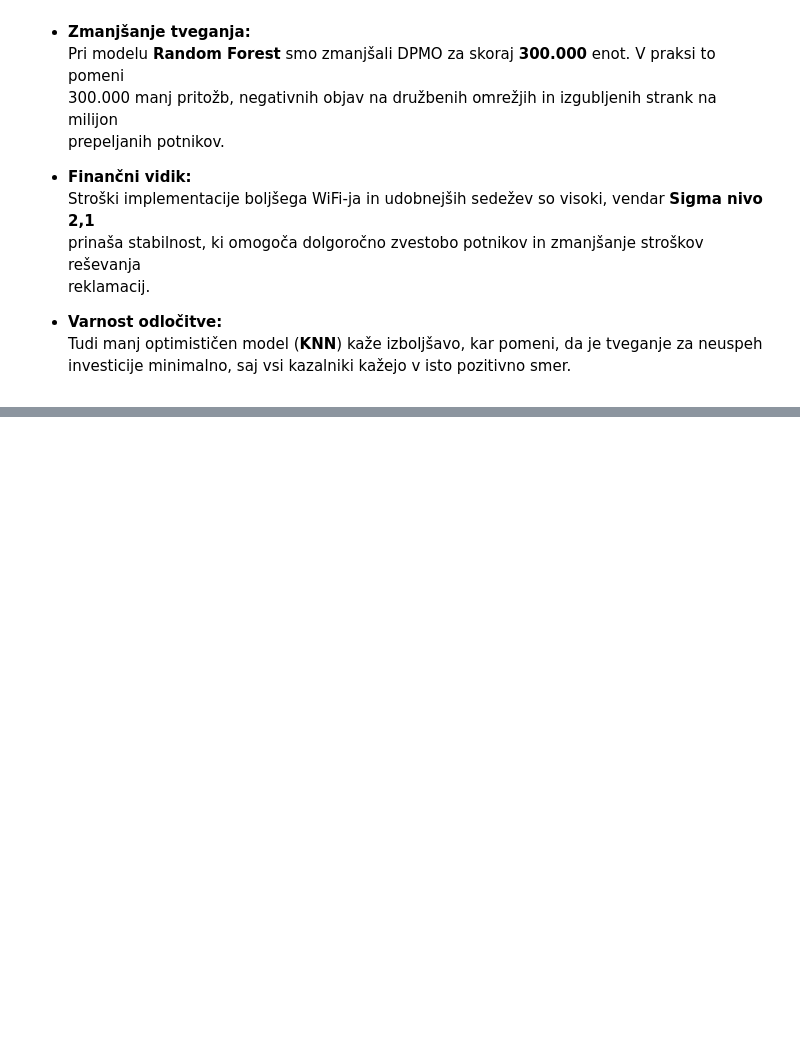
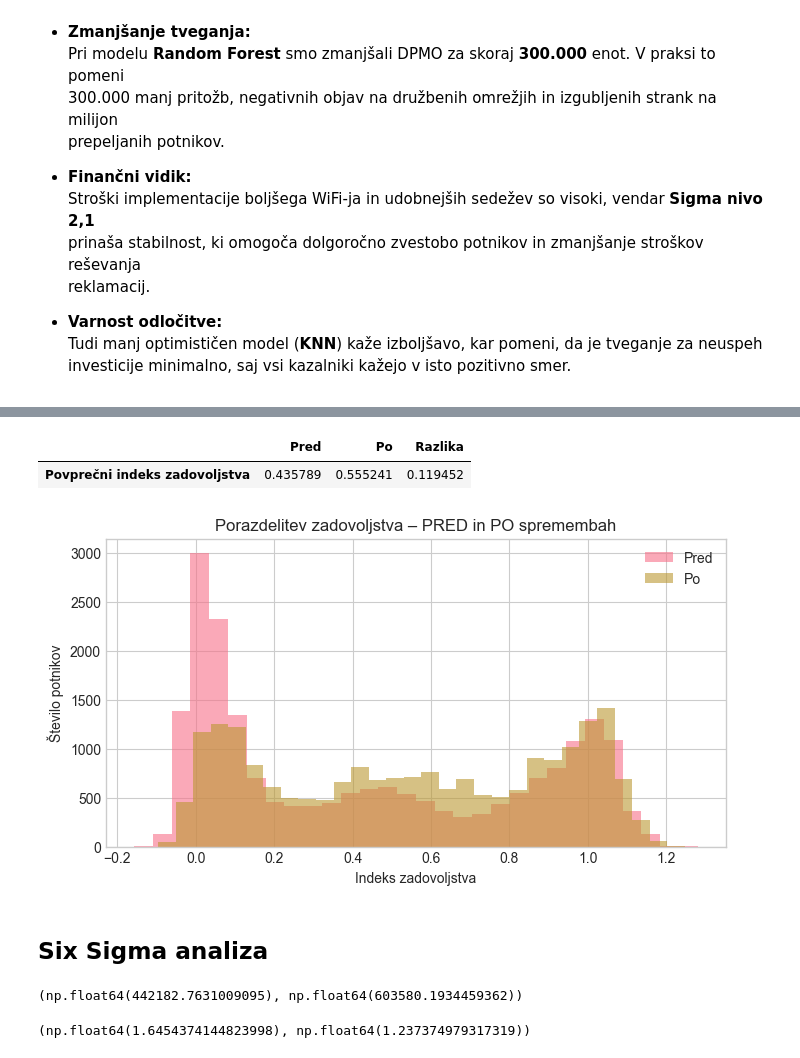
Before and after one commit to RokPorekar/VUVI-seminar-paper, a Jupyter notebook: report.ipynb, the cells around one changed output, grey strips where cells are left out. Cells and saved outputs as stored; diff of their text form; code cells hidden in the pictures; blank space fills up the shorter version.

```diff
--- a/report.ipynb
+++ b/report.ipynb
@@ -1149,0 +1549,6 @@ Rezultati v celoti upravičujejo implementacijo predlaganih ukrepov.
+# %%
+best_reg_model = joblib.load("classification_models/model_GB_reg.pkl")
+# %%
+y_pred_before = best_reg_model.predict(X_test)
+
+pd.Series(y_pred_before).describe()
@@ -1149,0 +1565,21 @@ Rezultati v celoti upravičujejo implementacijo predlaganih ukrepov.
+# %%
+X_test_after = X_test.copy()
+
+# Globalna izboljšava storitev
+service_improvements = [
+    'Online boarding',
+    'Seat comfort',
+    'Inflight entertainment',
+    'Cleanliness'
+]
+
+for col in service_improvements:
+    X_test_after[col] = np.minimum(X_test_after[col] + 1, 5)
+
+# Zmanjšanje zamud
+X_test_after['Arrival Delay in Minutes'] *= 0.8
+X_test_after['Departure Delay in Minutes'] *= 0.8
+# %%
+y_pred_after = best_reg_model.predict(X_test_after)
+
+pd.Series(y_pred_after).describe()
@@ -1149,0 +1596,26 @@ Rezultati v celoti upravičujejo implementacijo predlaganih ukrepov.
+# %%
+comparison_df = pd.DataFrame({
+    'Pred': y_pred_before.mean(),
+    'Po': y_pred_after.mean(),
+    'Razlika': y_pred_after.mean() - y_pred_before.mean()
+}, index=['Povprečni indeks zadovoljstva'])
+
+comparison_df
+# %% [output]
+|  | Pred | Po | Razlika |
+| Povprečni indeks zadovoljstva | 0.435789 | 0.555241 | 0.119452 |
+# %%
+import matplotlib.pyplot as plt
+
+plt.figure(figsize=(8,4))
+plt.hist(y_pred_before, bins=30, alpha=0.6, label='Pred')
+plt.hist(y_pred_after, bins=30, alpha=0.6, label='Po')
+plt.xlabel("Indeks zadovoljstva")
+plt.ylabel("Število potnikov")
+plt.title("Porazdelitev zadovoljstva – PRED in PO spremembah")
+plt.legend()
+plt.show()
+# %% [output]
+[figure, added]
+# %% [markdown]
+## Six Sigma analiza
@@ -1149,0 +1627,19 @@ Rezultati v celoti upravičujejo implementacijo predlaganih ukrepov.
+# %%
+dpmo_before = (errors_before > tolerance).mean() * 1_000_000
+dpmo_after = (errors_after > tolerance).mean() * 1_000_000
+
+dpmo_before, dpmo_after
+# %% [output]
+(np.float64(442182.7631009095), np.float64(603580.1934459362))
+# %%
+from scipy.stats import norm
+
+def dpmo_to_sigma(dpmo):
+    return norm.ppf(1 - dpmo / 1_000_000) + 1.5
+
+sigma_before = dpmo_to_sigma(dpmo_before)
+sigma_after = dpmo_to_sigma(dpmo_after)
+
+sigma_before, sigma_after
+# %% [output]
+(np.float64(1.6454374144823998), np.float64(1.237374979317319))
```
Also changed, not shown: parts of 49 cells of this notebook, 3 other files.
